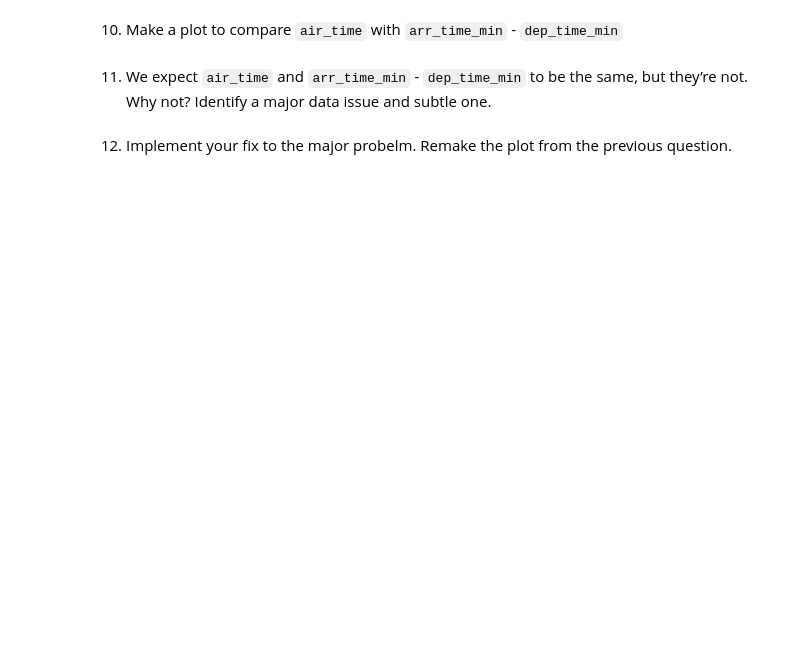
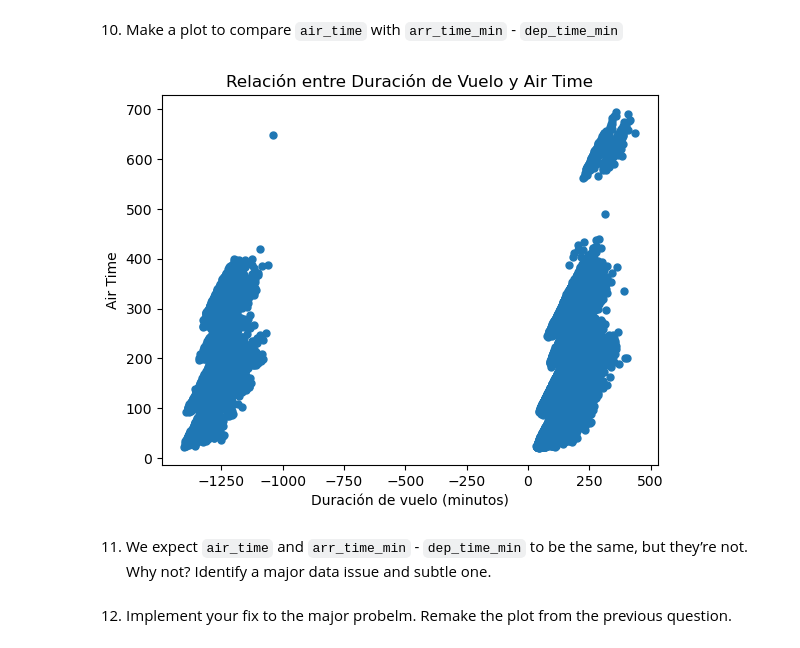
Before and after one commit to qlab-intro-python/tarea-2-adriana-arce-braulio-mundaca, a Jupyter notebook: tarea_2.ipynb, the cells around one changed output. Drawn from its saved outputs; the diff is of its cells as text; code cells hidden in the pictures; blank space fills up the shorter version.

```diff
--- a/tarea_2.ipynb
+++ b/tarea_2.ipynb
@@ -355,3 +367,15 @@ df
+# %%
+# Solution
+import matplotlib.pyplot as plt
+df['duracion_de_vuelo_min'] = df['arr_time_min'] - df['dep_time_min']
+df
+plt.plot(df['duracion_de_vuelo_min'], df['air_time'], '.', markersize=10, label='Datos')
+plt.xlabel('Duración de vuelo (minutos)')
+plt.ylabel('Air Time')
+plt.title('Relación entre Duración de Vuelo y Air Time')
+plt.show()
+# %% [output]
+[figure, added]
 # %% [markdown]
 11. We expect `air_time` and `arr_time_min` - `dep_time_min` to be the same, but they’re not. Why not?
 Identify a major data issue and subtle one.
```
Also changed, not shown: parts of 6 cells of this notebook.
